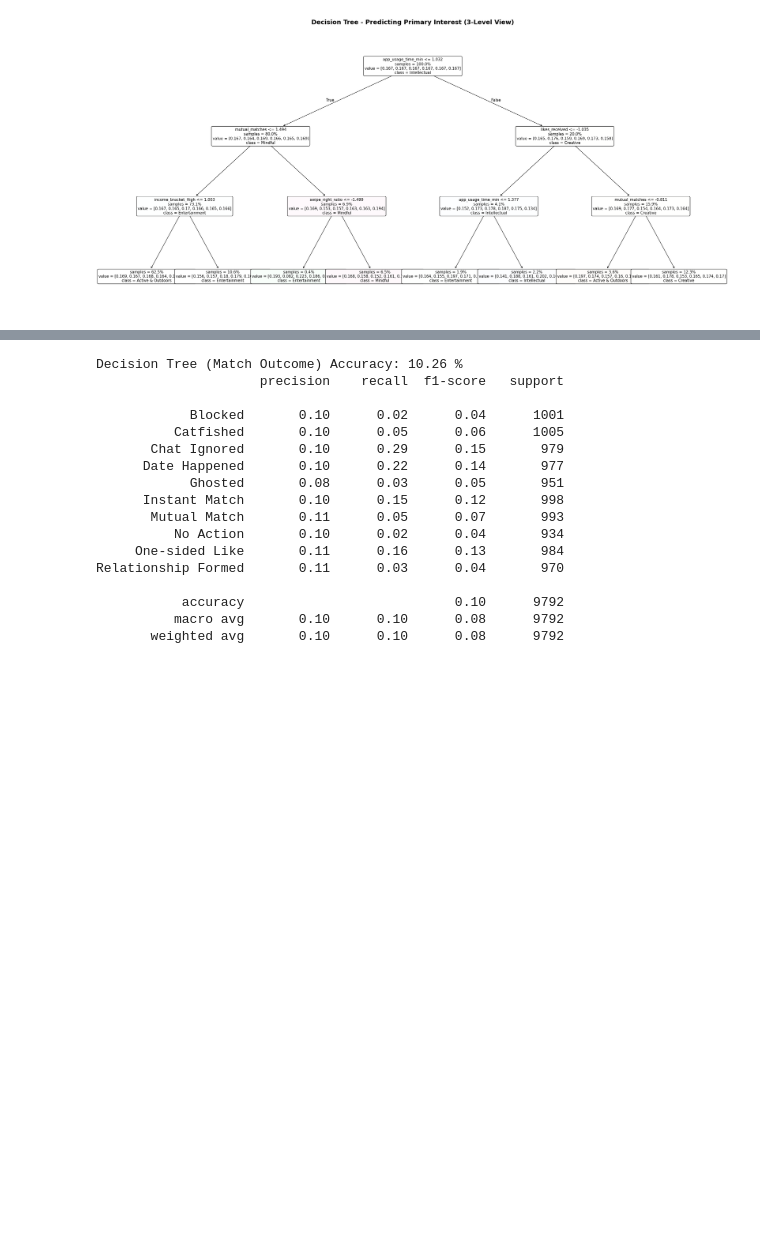
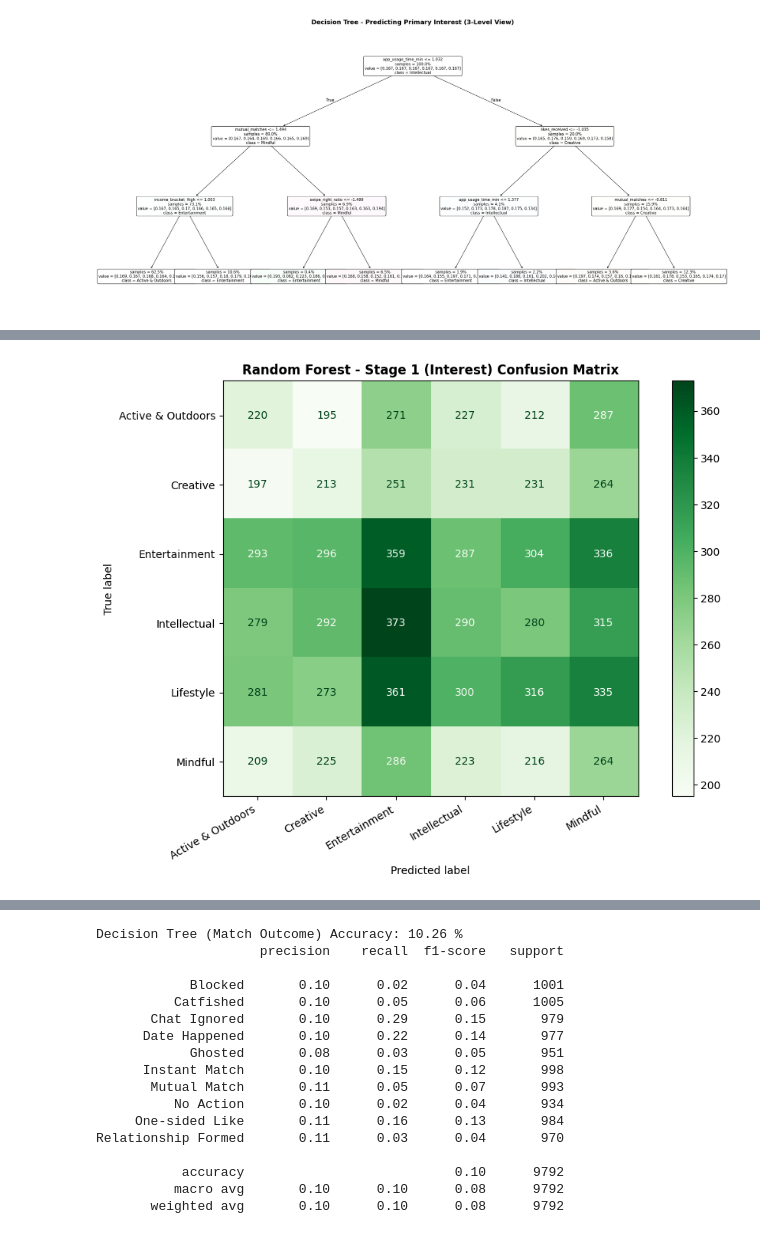
Before and after one commit to Lievaashini/Lieva---ML, a Jupyter notebook: wid3006_assignment_data_cleaning.ipynb, the cells around one changed output, grey strips where cells are left out. Cells and saved outputs as stored; diff of their text form; code cells hidden in the pictures; blank space fills up the shorter version.

```diff
--- a/wid3006_assignment_data_cleaning.ipynb
+++ b/wid3006_assignment_data_cleaning.ipynb
@@ -653,0 +709,94 @@ Active & Outdoors       0.14      0.14      0.14      1412
+# %%
+# ============================================================
+#  RANDOM FOREST — STAGE 1: PREDICT PRIMARY INTEREST
+# ============================================================
+
+from sklearn.ensemble import RandomForestClassifier
+from sklearn.tree import plot_tree
+import numpy as np
+
+
+# ----- Train the model -----
+rf_s1 = RandomForestClassifier(
+    n_estimators=300,
+    criterion='entropy',
+    max_depth=12,
+    min_samples_split=5,
+    min_samples_leaf=3,
+    max_features='sqrt',
+    class_weight='balanced',
+    bootstrap=True,
+    random_state=42,
+    n_jobs=-1
+)
+rf_s1.fit(X_train_final, y_train)
+rf_s1_pred = rf_s1.predict(X_test_final)
+
+
+# ----- Accuracy & report -----
+print("Random Forest (Interest) Accuracy:",
+      round(accuracy_score(y_test, rf_s1_pred) * 100, 2), "%")
+print(classification_report(y_test, rf_s1_pred))
+
+
+# ----- Confusion matrix -----
+cm = confusion_matrix(y_test, rf_s1_pred, labels=list(rf_s1.classes_))
+disp = ConfusionMatrixDisplay(cm, display_labels=list(rf_s1.classes_))
+
+fig, ax = plt.subplots(figsize=(10, 7))
+disp.plot(ax=ax, cmap='Greens', colorbar=True)
+plt.title("Random Forest - Stage 1 (Interest) Confusion Matrix", fontweight='bold')
+plt.xticks(rotation=30, ha='right')
+plt.tight_layout()
+plt.show()
+
+
+# ----- Feature importance bar chart -----
+importances = rf_s1.feature_importances_
+indices = np.argsort(importances)[::-1]
+
+fig, ax = plt.subplots(figsize=(12, 6))
+ax.bar(
+    range(len(importances)),
+    importances[indices],
+    color=plt.cm.RdYlGn(np.linspace(0.3, 0.9, len(importances))),
+    edgecolor='white'
+)
+ax.set_xticks(range(len(importances)))
+ax.set_xticklabels(
+    [X_train_final.columns[i] for i in indices],
+    rotation=45, ha='right', fontsize=8
+)
+ax.set_title("Random Forest - Which Behaviours Predict Interest", fontsize=16, fontweight='bold')
+ax.set_ylabel("Importance Score")
+ax.spines[['top', 'right']].set_visible(False)
+plt.tight_layout()
+plt.show()
+
+
+# ----- Sample tree (1 of 300, 3 tiers only) -----
+sample_tree = rf_s1.estimators_[0]
+
+fig, ax = plt.subplots(figsize=(22, 10))
+plot_tree(
+    sample_tree,
+    max_depth=3,
+    feature_names=X_train_final.columns,
+    class_names=list(rf_s1.classes_),
+    filled=True,
+    rounded=True,
+    fontsize=12,
+    impurity=False,
+    proportion=True,
+    ax=ax
+)
+plt.title("Random Forest - Sample Tree (1 of 300, 3-Tier View)",
+          fontsize=18, fontweight='bold', pad=20)
+plt.tight_layout()
+plt.show()
+
+
+# ----- Bridge to Stage 2 -----
+rf_pred_train = rf_s1.predict(X_train_final)
+rf_pred_test  = rf_s1.predict(X_test_final)
+# %% [output]
@@ -653,0 +816 @@ Active & Outdoors       0.14      0.14      0.14      1412
+[figure, added]
```
Also changed, not shown: parts of 28 cells of this notebook.
